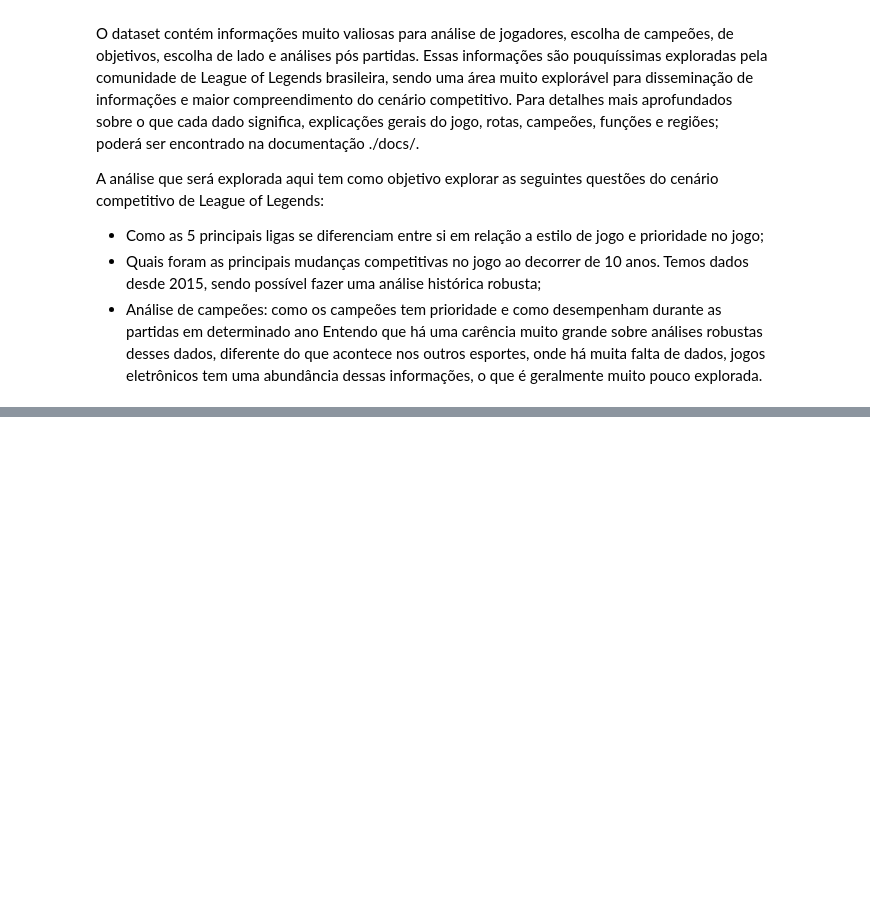
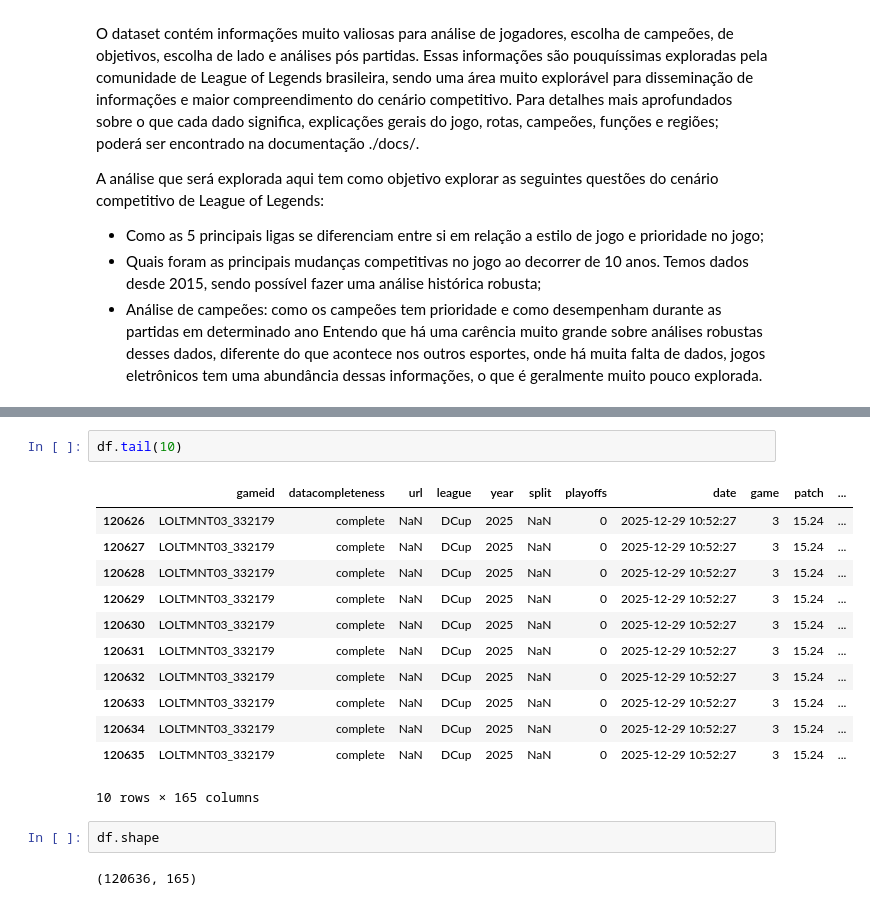
Before and after one commit to hugo-antunes19/analise-dados-puc-hugo-antunes, a Jupyter notebook: analise_exploratoria.ipynb, the cells around one changed output, grey strips where cells are left out. Cells and saved outputs as stored; diff of their text form; blank space fills up the shorter version.

```diff
--- a/analise_exploratoria.ipynb
+++ b/analise_exploratoria.ipynb
@@ -19,0 +39,19 @@ import matplotlib
+# %%
+df.tail(10)
+# %% [output]
+|  | gameid | datacompleteness | url | league | year | split | playoffs | date | game | patch | ... |
+| 120626 | LOLTMNT03_332179 | complete | NaN | DCup | 2025 | NaN | 0 | 2025-12-29 10:52:27 | 3 | 15.24 | ... |
+| 120627 | LOLTMNT03_332179 | complete | NaN | DCup | 2025 | NaN | 0 | 2025-12-29 10:52:27 | 3 | 15.24 | ... |
+| 120628 | LOLTMNT03_332179 | complete | NaN | DCup | 2025 | NaN | 0 | 2025-12-29 10:52:27 | 3 | 15.24 | ... |
+| 120629 | LOLTMNT03_332179 | complete | NaN | DCup | 2025 | NaN | 0 | 2025-12-29 10:52:27 | 3 | 15.24 | ... |
+| 120630 | LOLTMNT03_332179 | complete | NaN | DCup | 2025 | NaN | 0 | 2025-12-29 10:52:27 | 3 | 15.24 | ... |
+| 120631 | LOLTMNT03_332179 | complete | NaN | DCup | 2025 | NaN | 0 | 2025-12-29 10:52:27 | 3 | 15.24 | ... |
+| 120632 | LOLTMNT03_332179 | complete | NaN | DCup | 2025 | NaN | 0 | 2025-12-29 10:52:27 | 3 | 15.24 | ... |
+| 120633 | LOLTMNT03_332179 | complete | NaN | DCup | 2025 | NaN | 0 | 2025-12-29 10:52:27 | 3 | 15.24 | ... |
+| 120634 | LOLTMNT03_332179 | complete | NaN | DCup | 2025 | NaN | 0 | 2025-12-29 10:52:27 | 3 | 15.24 | ... |
+| 120635 | LOLTMNT03_332179 | complete | NaN | DCup | 2025 | NaN | 0 | 2025-12-29 10:52:27 | 3 | 15.24 | ... |
+10 rows × 165 columns
+# %%
+df.shape
+# %% [output]
+(120636, 165)
```
Also changed, not shown: parts of 5 cells of this notebook.
